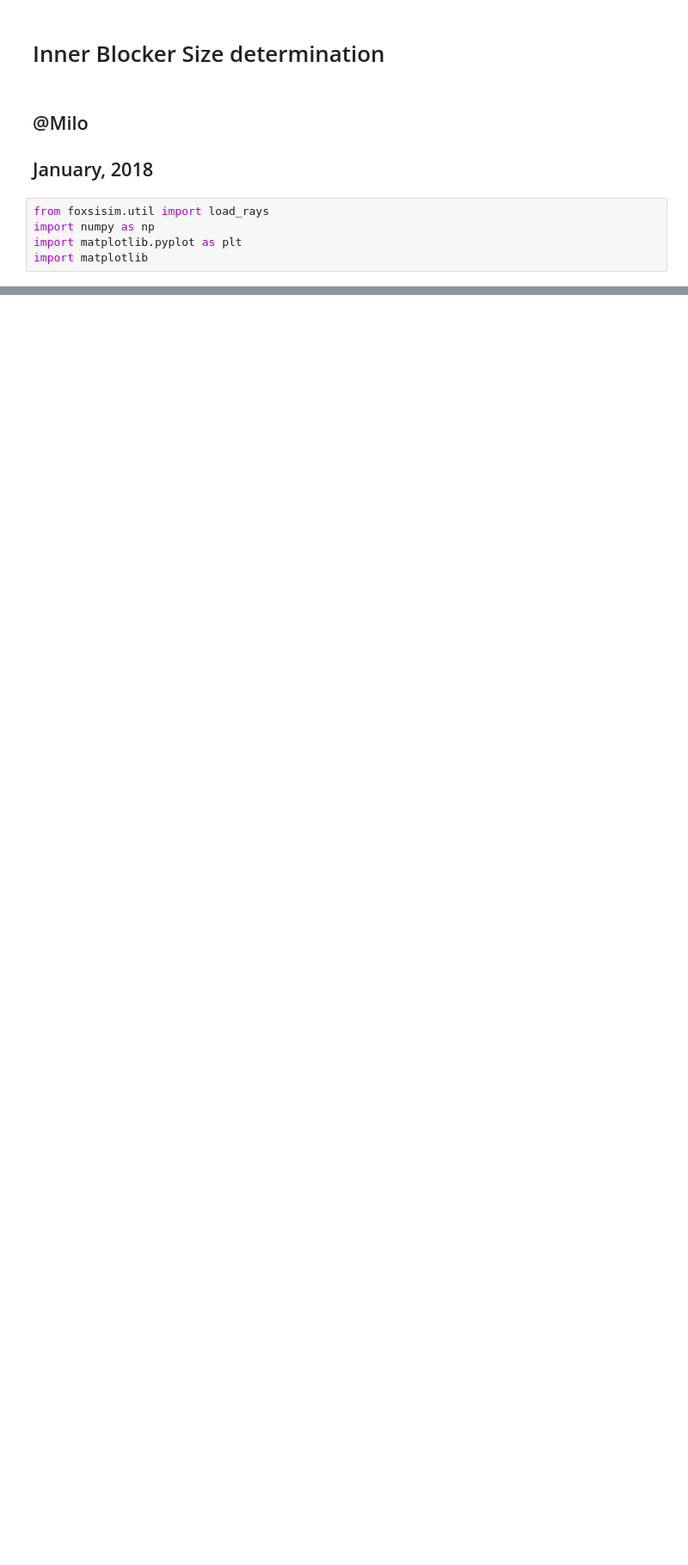
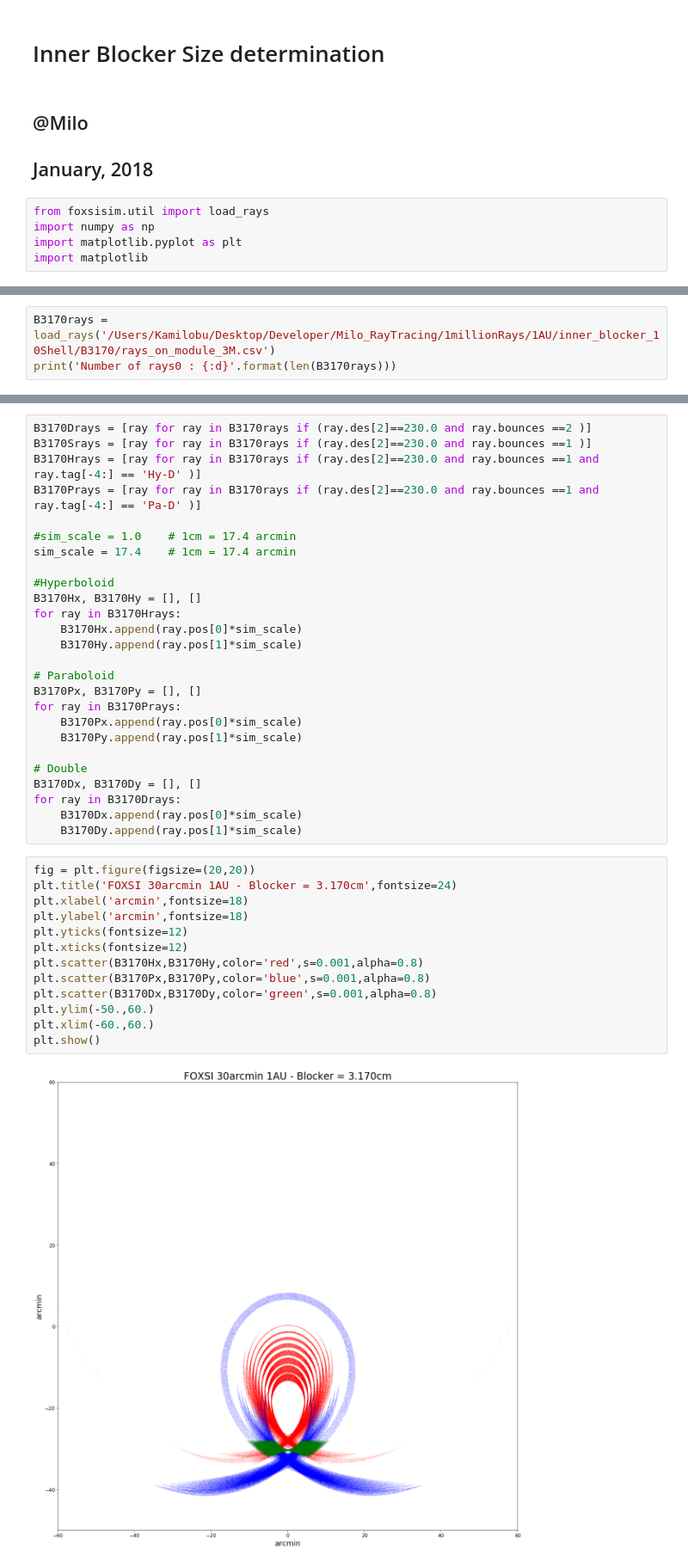
Before and after one commit to pymilo/Milo_RayTracing, a Jupyter notebook: Notebooks/Inner_Blocker_Size_10Shell_1AU.ipynb, the cells around one changed output, grey strips where cells are left out. Shown at 86% size. Drawn from its saved outputs; the diff is of its cells as text; blank space fills up the shorter version.

```diff
--- a/Notebooks/Inner_Blocker_Size_10Shell_1AU.ipynb
+++ b/Notebooks/Inner_Blocker_Size_10Shell_1AU.ipynb
@@ -72,0 +205,3 @@ plt.show()
+# %%
+B3170rays = load_rays('/Users/Kamilobu/Desktop/Developer/Milo_RayTracing/1millionRays/1AU/inner_blocker_10Shell/B3170/rays_on_module_3M.csv')
+print('Number of rays0 : {:d}'.format(len(B3170rays)))
@@ -72,0 +226,41 @@ plt.show()
+# %%
+B3170Drays = [ray for ray in B3170rays if (ray.des[2]==230.0 and ray.bounces ==2 )]
+B3170Srays = [ray for ray in B3170rays if (ray.des[2]==230.0 and ray.bounces ==1 )]
+B3170Hrays = [ray for ray in B3170rays if (ray.des[2]==230.0 and ray.bounces ==1 and ray.tag[-4:] == 'Hy-D' )]
+B3170Prays = [ray for ray in B3170rays if (ray.des[2]==230.0 and ray.bounces ==1 and ray.tag[-4:] == 'Pa-D' )]
+
+#sim_scale = 1.0    # 1cm = 17.4 arcmin
+sim_scale = 17.4    # 1cm = 17.4 arcmin
+
+#Hyperboloid
+B3170Hx, B3170Hy = [], []
+for ray in B3170Hrays:
+    B3170Hx.append(ray.pos[0]*sim_scale)
+    B3170Hy.append(ray.pos[1]*sim_scale)
+
+# Paraboloid
+B3170Px, B3170Py = [], []
+for ray in B3170Prays:
+    B3170Px.append(ray.pos[0]*sim_scale)
+    B3170Py.append(ray.pos[1]*sim_scale)
+
+# Double
+B3170Dx, B3170Dy = [], []
+for ray in B3170Drays:
+    B3170Dx.append(ray.pos[0]*sim_scale)
+    B3170Dy.append(ray.pos[1]*sim_scale)
+# %%
+fig = plt.figure(figsize=(20,20))
+plt.title('FOXSI 30arcmin 1AU - Blocker = 3.170cm',fontsize=24)
+plt.xlabel('arcmin',fontsize=18)
+plt.ylabel('arcmin',fontsize=18)
+plt.yticks(fontsize=12)
+plt.xticks(fontsize=12)
+plt.scatter(B3170Hx,B3170Hy,color='red',s=0.001,alpha=0.8)
+plt.scatter(B3170Px,B3170Py,color='blue',s=0.001,alpha=0.8)
+plt.scatter(B3170Dx,B3170Dy,color='green',s=0.001,alpha=0.8)
+plt.ylim(-50.,60.)
+plt.xlim(-60.,60.)
+plt.show()
+# %% [output]
+[figure, added]
```
Also changed, not shown: parts of 27 cells of this notebook, 1 other file.
